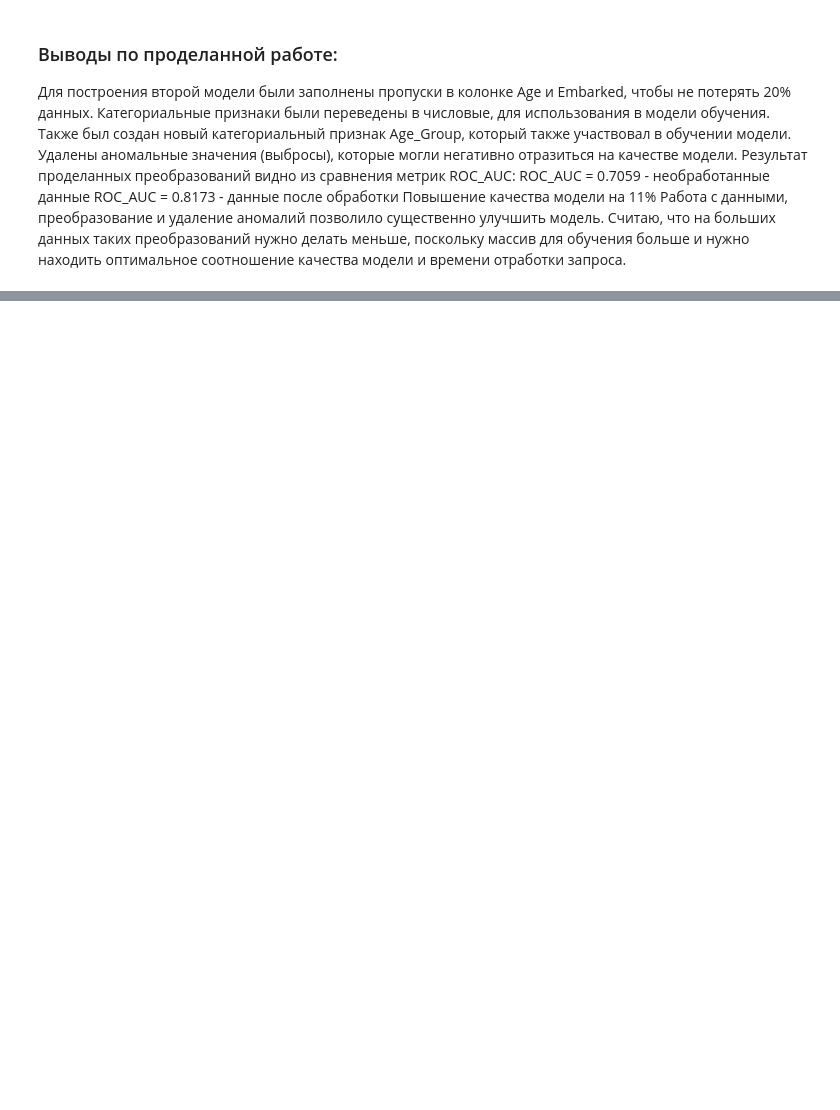
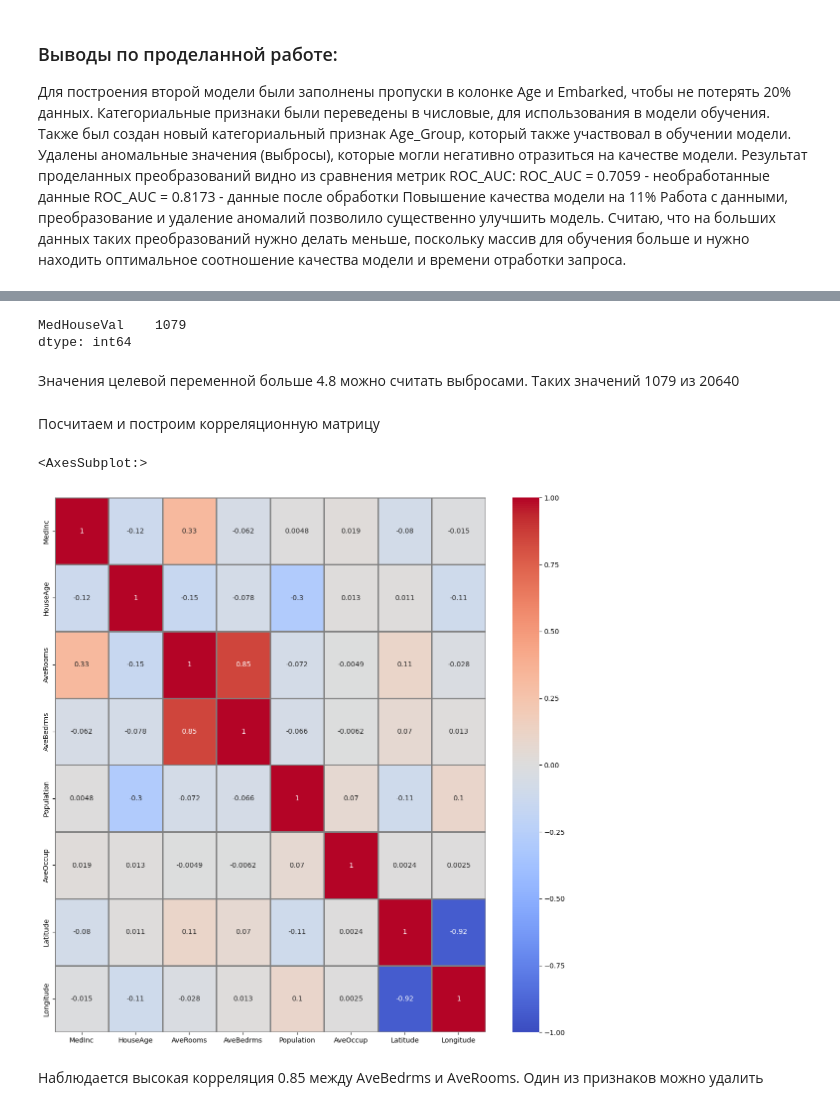
Before and after one commit to VyacheslavGusev/Machine_Lerning, a Jupyter notebook: ML_practice.ipynb, the cells around one changed output, grey strips where cells are left out. Drawn from its saved outputs; the diff is of its cells as text; code cells hidden in the pictures; blank space fills up the shorter version.

```diff
--- a/ML_practice.ipynb
+++ b/ML_practice.ipynb
@@ -1321,0 +1439,18 @@ ROC_AUC = 0.8173 - данные после обработки
+# %%
+y_df[y_df["MedHouseVal"]>4.8].count()
+# %% [output]
+MedHouseVal    1079
+dtype: int64
+# %% [markdown]
+Значения целевой переменной больше 4.8 можно считать выбросами. Таких значений 1079 из 20640
+# %% [markdown]
+Посчитаем и построим корреляционную матрицу
+# %%
+corr_matrix = X.corr()
+fig, ax = plt.subplots(figsize=(14,14))
+sns.heatmap(corr_matrix, annot = True, vmin=-1, vmax=1, center=0, cmap= 'coolwarm', linewidths=1,linecolor='grey', ax=ax)
+# %% [output]
+<AxesSubplot:>
+[figure, added]
+# %% [markdown]
+Наблюдается высокая корреляция 0.85 между AveBedrms и AveRooms. Один из признаков можно удалить
```
Also changed, not shown: parts of 62 cells of this notebook.
